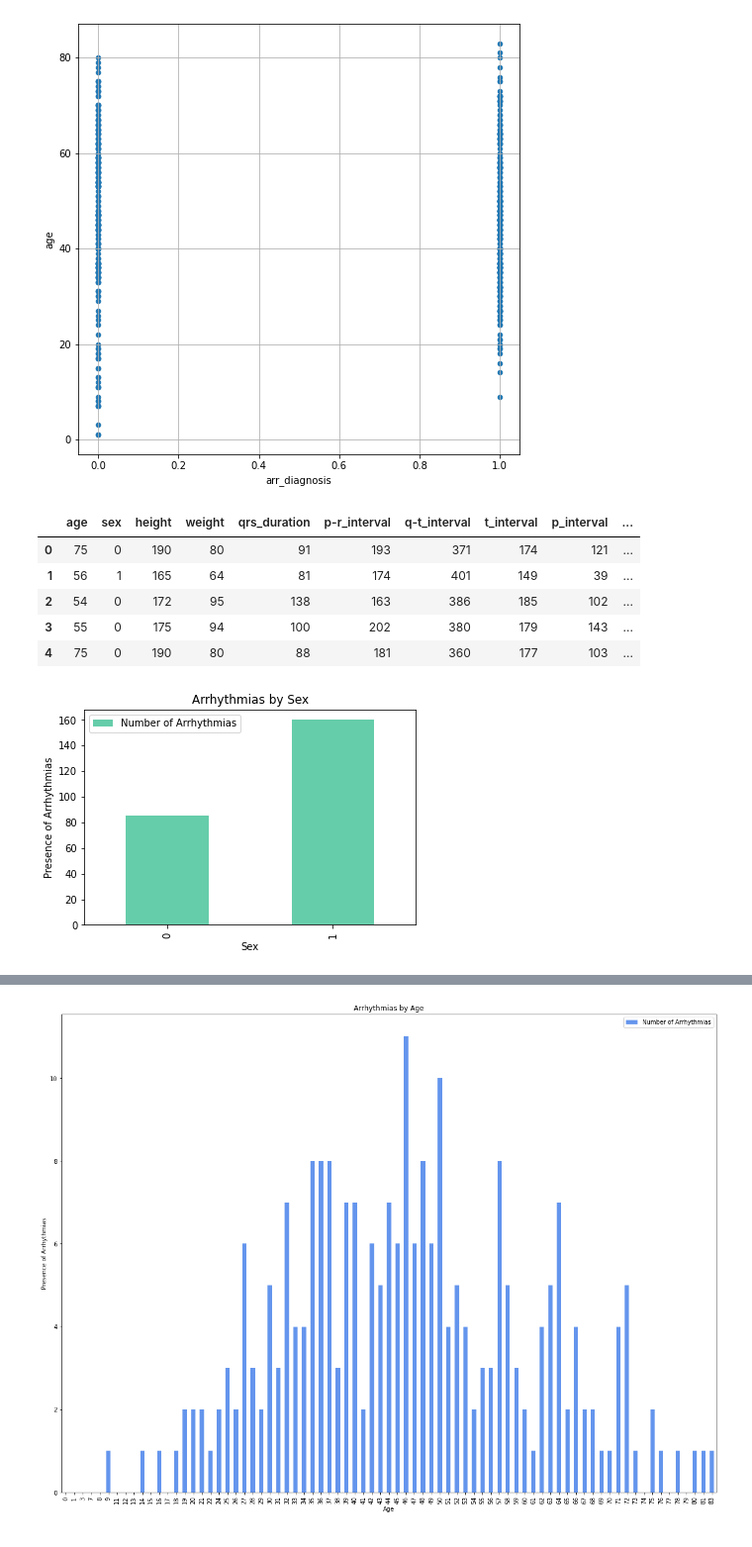
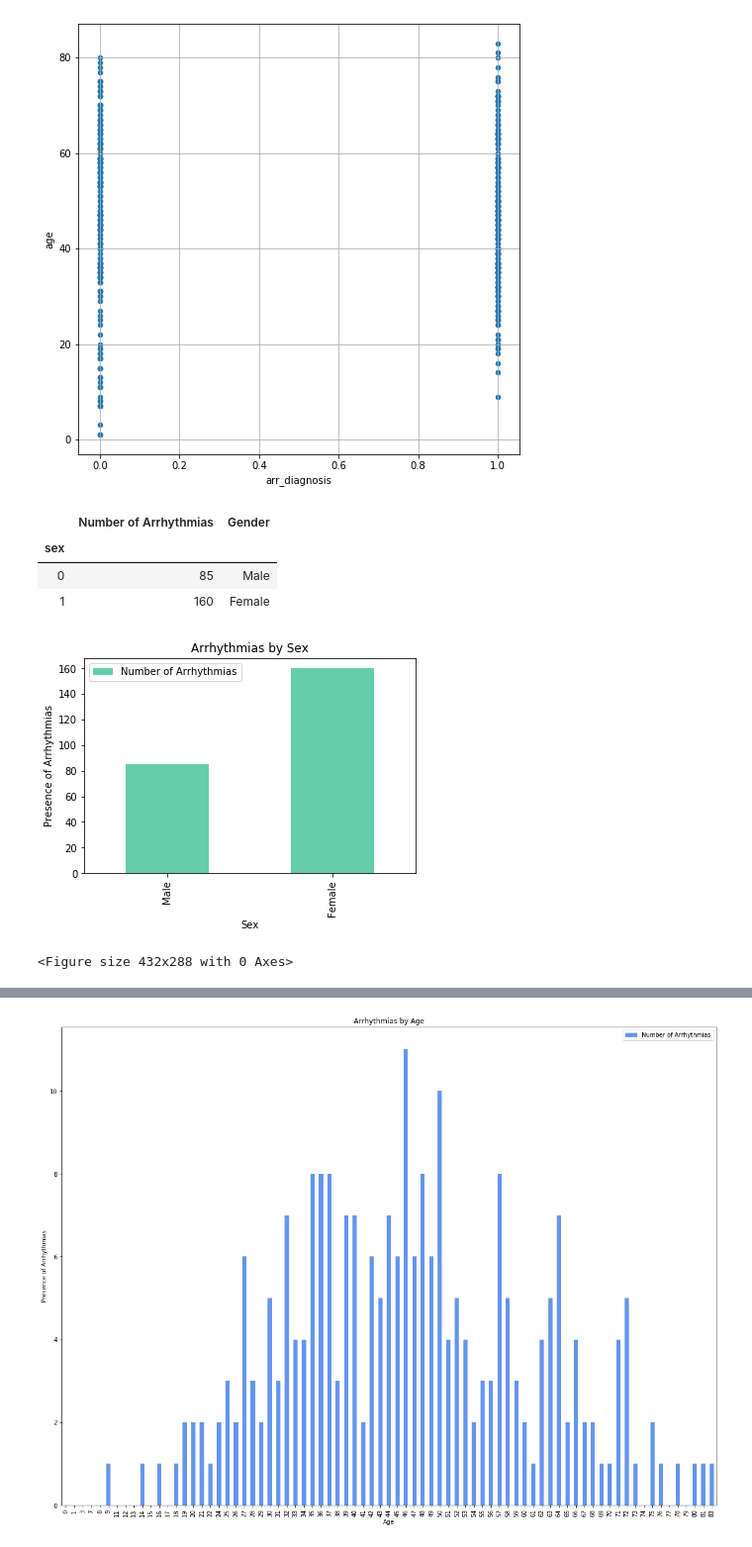
Before and after one commit to Almandiro/Rutgers_DS_Project_1, a Jupyter notebook: clean_heart_data_jg.ipynb, the cells around one changed output, grey strips where cells are left out. Shown at 99% size. Saved outputs shown, nothing was run; the diff lists cells and outputs as text; code cells hidden in the pictures.

Commit message:
fixed sex pie chart and bar plot

```diff
--- a/clean_heart_data_jg.ipynb
+++ b/clean_heart_data_jg.ipynb
@@ -334,28 +330,33 @@ plt.show()
 [figure]
 # %%
 # Use Pandas to read data
-clean_data = "clean_data.csv"
-clean_data_df = pd.read_csv(clean_data)
-clean_data_df.head()
+clean_data_df = pd.read_csv('Raw_Data/clean_data.csv')
-# %% [output]
-|  | age | sex | height | weight | qrs_duration | p-r_interval | q-t_interval | t_interval | p_interval | ... |
-| 0 | 75 | 0 | 190 | 80 | 91 | 193 | 371 | 174 | 121 | ... |
-| 1 | 56 | 1 | 165 | 64 | 81 | 174 | 401 | 149 | 39 | ... |
-| 2 | 54 | 0 | 172 | 95 | 138 | 163 | 386 | 185 | 102 | ... |
-| 3 | 55 | 0 | 175 | 94 | 100 | 202 | 380 | 179 | 143 | ... |
-| 4 | 75 | 0 | 190 | 80 | 88 | 181 | 360 | 177 | 103 | ... |
+# %%
+grouped_sex_df = clean_data_df.groupby(['sex'])
+sex_presence = grouped_sex_df["arr_diagnosis"].sum()
+# Creating a new DataFrame using presence
+sex_summary_df = pd.DataFrame({"Number of Arrhythmias": sex_presence})
+# %%
+sex_summary_df['Gender']=('Male','Female')
+sex_summary_df
+# %% [output]
+|  | Number of Arrhythmias | Gender |
+| sex |  |  |
+| 0 | 85 | Male |
+| 1 | 160 | Female |
+# %%
+sex_summary_df_new =sex_summary_df.set_index('Gender')
 # %%
-# Using GroupBy in order to separate the data into fields according to "sex" values
-grouped_sex_df = clean_data_df.groupby(['sex'])
-sex_presence = grouped_sex_df["arr_diagnosis"].sum()
 # Creating a new DataFrame using presence
 sex_summary_df = pd.DataFrame({"Number of Arrhythmias": sex_presence})
+colors = ["mediumaquamarine", "cornflowerblue"]
 # Chart our data, give it a title, and label the axes
-sex_chart = sex_summary_df.plot(kind="bar", title="Arrhythmias by Sex", color='mediumaquamarine')
+sex_chart = sex_summary_df_new.plot(kind="bar",title="Arrhythmias by Sex", color=colors)
 sex_chart.set_xlabel("Sex")
 sex_chart.set_ylabel("Presence of Arrhythmias")
-
 plt.show()
+plt.savefig('bar chart sex and no.')
 # %% [output]
-[figure, old version]
+[figure, new version]
+<Figure size 432x288 with 0 Axes>
 # %%
```
Also changed, not shown: parts of 15 cells of this notebook.
